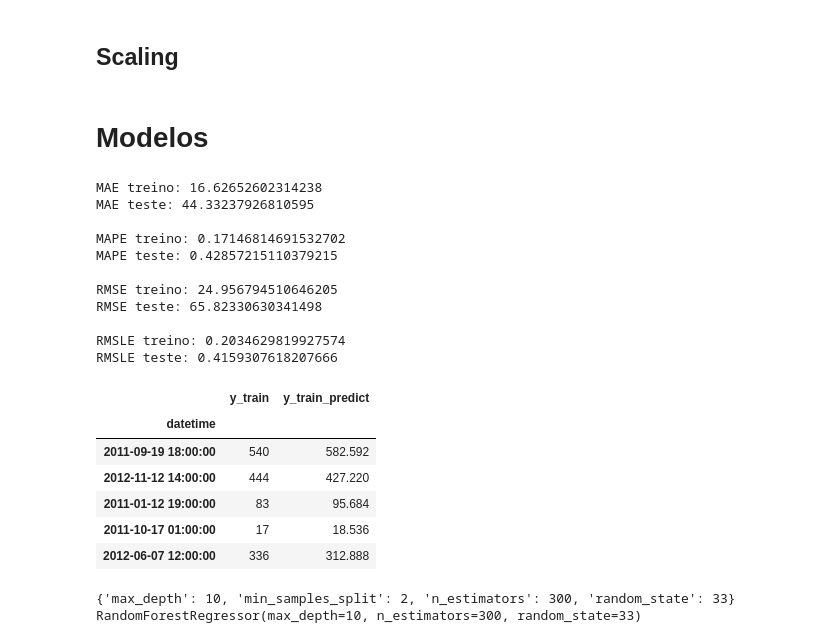
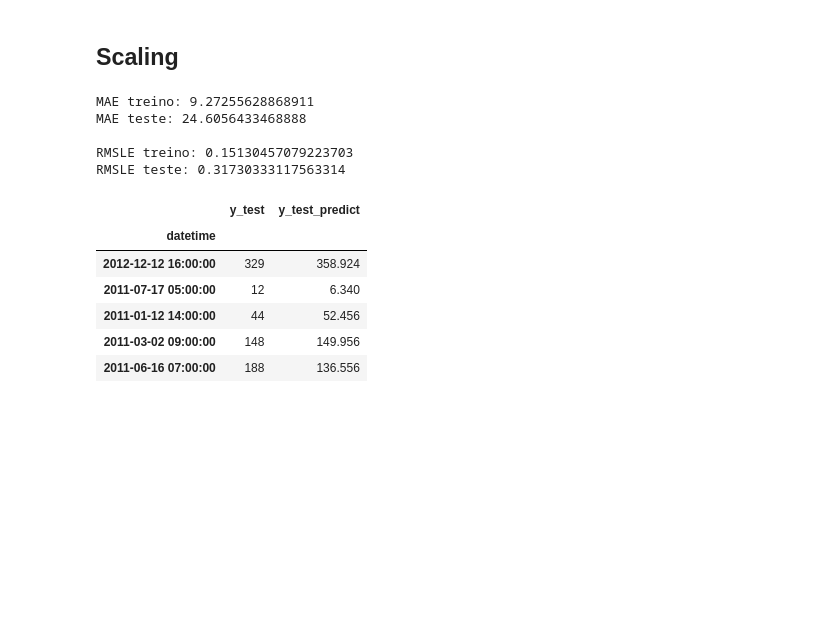
Before and after one commit to Felipe0899/FEA.dev, a Jupyter notebook: IA/Competitions/bike_sharing_demand/code.ipynb, the cells around one changed output. Saved outputs shown, nothing was run; the diff lists cells and outputs as text; code cells hidden in the pictures; blank space fills up the shorter version.

```diff
--- a/IA/Competitions/bike_sharing_demand/code.ipynb
+++ b/IA/Competitions/bike_sharing_demand/code.ipynb
@@ -117,6 +117,7 @@ Name: count, dtype: int64
 dataset = raw_data.reset_index()
 
 # Provavelmente temos alguma sazonalidade de mes e hora
+dataset['year'] = dataset['datetime'].dt.year
 dataset['month'] = dataset['datetime'].dt.month
 dataset['hour'] = dataset['datetime'].dt.hour
 dataset['weekday'] = dataset['datetime'].dt.dayofweek
@@ -135,26 +136,17 @@ plt.show()
 [figure]
 # %%
 # Exclui outliers
-dataset = dataset[dataset['weather'] != 4]
+#dataset = dataset[dataset['weather'] != 4]
 #dataset = dataset[dataset['windspeed'] < 35]
 
 # Aplica encoding
+dataset['year'] = dataset['year'].replace({2011:0, 2012:1})
 dataset = pd.get_dummies(dataset, columns=['season', 'weather', 'weekday'], drop_first=True)
 dataset = dataset.rename(columns={'season_2': 'summer', 'season_3': 'fall', 'season_4': 'winter'})
-
-# Cria variaveis de mes e hora para tentar pegar sazonalidade
-dataset['month'] = dataset['month'].astype('category')
-dataset['hour'] = dataset['hour'].astype('category')
-
-# Vamos usar o target encoder para as categorias de mes e hora
-from category_encoders import TargetEncoder
-target_encoder = TargetEncoder()
-encoded_columns = target_encoder.fit_transform(dataset[['month', 'hour']], dataset['count'])
-dataset['month'] = encoded_columns['month']
-dataset['hour'] = encoded_columns['hour']
 
 # Exclui colunas que foram apenas para uma analise dos dados
 dataset = dataset.drop(columns=['proporcao_registered', 'proporcao_casual']).set_index('datetime')
 
 # Coluna atemp e temp possuem correlações muito altas, basicamente é a mesma informação nas duas colunas
 dataset = dataset.drop(columns=['atemp'])
+dataset.head()
@@ -173,67 +174,35 @@ from sklearn.preprocessing import MinMaxScaler
 min_max_scaler = MinMaxScaler()
 X_train_scaled = min_max_scaler.fit_transform(X_train)
 X_test_scaled = min_max_scaler.transform(X_test)
-# %% [markdown]
-# Modelos
 # %%
 from sklearn.ensemble import RandomForestRegressor
 from sklearn.metrics import mean_absolute_error, root_mean_squared_log_error, root_mean_squared_error, mean_absolute_percentage_error
 # Cria o modelo de random forest
 random_forest_model = RandomForestRegressor(n_estimators=250, criterion='squared_error', random_state=33)
 
 # Treina o modelo
-random_forest_model.fit(X_train, y_train)
+random_forest_model.fit(X_train_scaled, y_train)
 
-previsoes_random_forest = random_forest_model.predict(X_test)
+previsoes_random_forest = random_forest_model.predict(X_test_scaled)
 
-print(f'MAE treino: {mean_absolute_error(y_train, random_forest_model.predict(X_train))}')
+print(f'MAE treino: {mean_absolute_error(y_train, random_forest_model.predict(X_train_scaled))}')
 print(f'MAE teste: {mean_absolute_error(y_test, previsoes_random_forest)}')
 print()
-print(f'MAPE treino: {mean_absolute_percentage_error(y_train, random_forest_model.predict(X_train))}')
-print(f'MAPE teste: {mean_absolute_percentage_error(y_test, previsoes_random_forest)}')
-print()
-print(f'RMSE treino: {root_mean_squared_error(y_train, random_forest_model.predict(X_train))}')
-print(f'RMSE teste: {root_mean_squared_error(y_test, previsoes_random_forest)}')
-print()
-print(f'RMSLE treino: {root_mean_squared_log_error(y_train, random_forest_model.predict(X_train))}')
+print(f'RMSLE treino: {root_mean_squared_log_error(y_train, random_forest_model.predict(X_train_scaled))}')
 print(f'RMSLE teste: {root_mean_squared_log_error(y_test, previsoes_random_forest)}')
 
-df_previsoes_rf = pd.DataFrame({'y_train': y_train, 'y_train_predict': random_forest_model.predict(X_train)})
+df_previsoes_rf = pd.DataFrame({'y_test': y_test, 'y_test_predict': random_forest_model.predict(X_test_scaled)})
 df_previsoes_rf.head()
 # %% [output]
-MAE treino: 16.62652602314238
-MAE teste: 44.33237926810595
+MAE treino: 9.27255628868911
+MAE teste: 24.6056433468888
 
-MAPE treino: 0.17146814691532702
-MAPE teste: 0.42857215110379215
-
-RMSE treino: 24.956794510646205
-RMSE teste: 65.82330630341498
-
-RMSLE treino: 0.2034629819927574
-RMSLE teste: 0.4159307618207666
+RMSLE treino: 0.15130457079223703
+RMSLE teste: 0.31730333117563314
-|  | y_train | y_train_predict |
+|  | y_test | y_test_predict |
 | datetime |  |  |
-| 2011-09-19 18:00:00 | 540 | 582.592 |
-| 2012-11-12 14:00:00 | 444 | 427.220 |
-| 2011-01-12 19:00:00 | 83 | 95.684 |
-| 2011-10-17 01:00:00 | 17 | 18.536 |
-| 2012-06-07 12:00:00 | 336 | 312.888 |
+| 2012-12-12 16:00:00 | 329 | 358.924 |
+| 2011-07-17 05:00:00 | 12 | 6.340 |
+| 2011-01-12 14:00:00 | 44 | 52.456 |
+| 2011-03-02 09:00:00 | 148 | 149.956 |
+| 2011-06-16 07:00:00 | 188 | 136.556 |
-# %%
-from sklearn.model_selection import GridSearchCV
-
-param_grid = {'n_estimators': [100, 150, 200, 250, 300],
-                 'random_state': [33],
-                 'max_depth': [3, 5, 8, 10],
-                 'min_samples_split': [2, 5, 10]}
-
-rf_model_tuning = GridSearchCV(estimator=random_forest_model, param_grid=param_grid, scoring='neg_mean_absolute_error', cv=5)
-
-rf_model_tuning.fit(X_train, y_train)
-
-# Printa os resultados
-print(rf_model_tuning.best_params_)
-print(rf_model_tuning.best_estimator_)
-# %% [output]
-{'max_depth': 10, 'min_samples_split': 2, 'n_estimators': 300, 'random_state': 33}
-RandomForestRegressor(max_depth=10, n_estimators=300, random_state=33)
```
Also changed, not shown: parts of 9 cells of this notebook, 1 other file.
